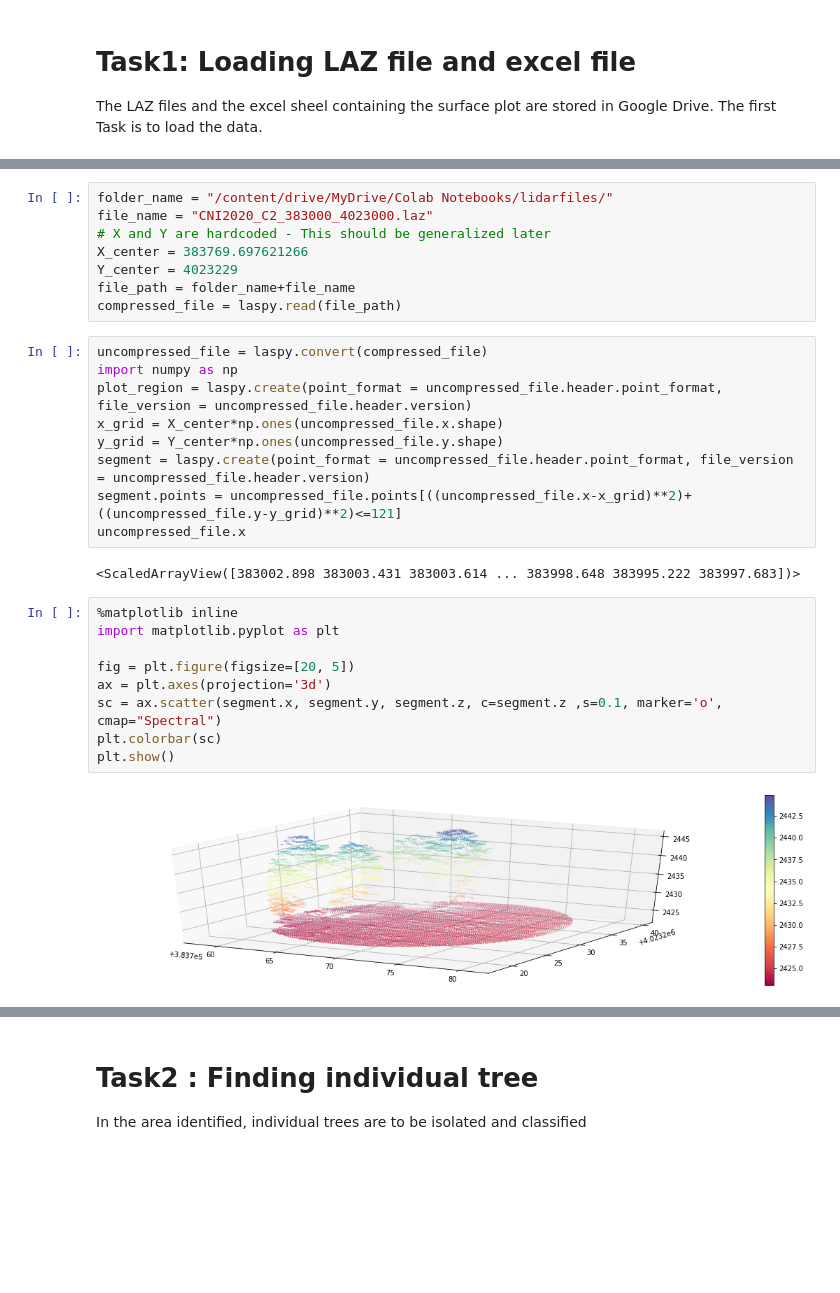
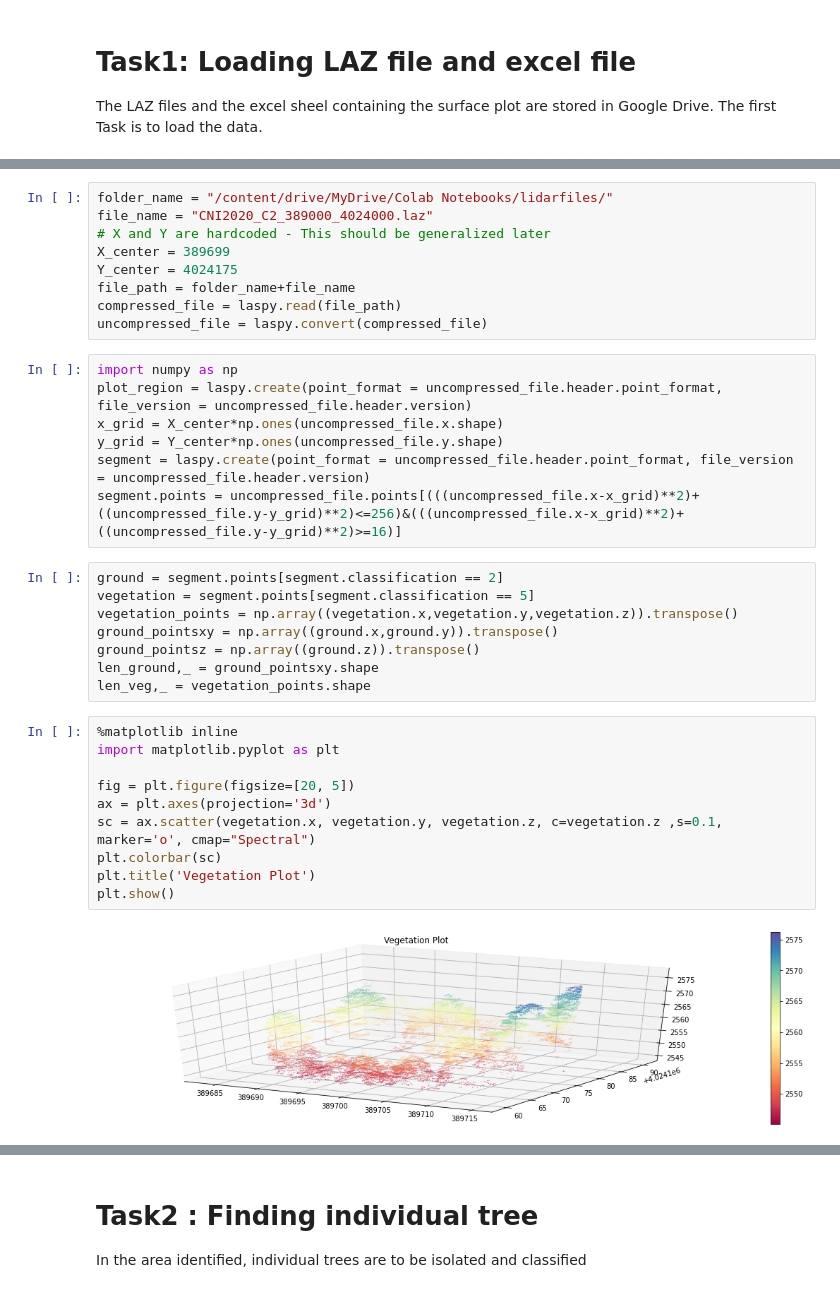
Before and after one commit to Ramprabu95/AI_based_image_compression, a Jupyter notebook: canopy_fuel_data_generation.ipynb, the cells around one changed output, grey strips where cells are left out. Cells and saved outputs as stored; diff of their text form; blank space fills up the shorter version.

```diff
--- a/canopy_fuel_data_generation.ipynb
+++ b/canopy_fuel_data_generation.ipynb
@@ -32,31 +21,37 @@ drive.mount('/content/drive')
 Mounted at /content/drive
 # %%
 folder_name = "/content/drive/MyDrive/Colab Notebooks/lidarfiles/"
-file_name = "CNI2020_C2_383000_4023000.laz"
+file_name = "CNI2020_C2_389000_4024000.laz"
 # X and Y are hardcoded - This should be generalized later
-X_center = 383769.697621266
-Y_center = 4023229
+X_center = 389699
+Y_center = 4024175
 file_path = folder_name+file_name
 compressed_file = laspy.read(file_path)
+uncompressed_file = laspy.convert(compressed_file)
 # %%
-uncompressed_file = laspy.convert(compressed_file)
 import numpy as np
 plot_region = laspy.create(point_format = uncompressed_file.header.point_format, file_version = uncompressed_file.header.version)
 x_grid = X_center*np.ones(uncompressed_file.x.shape)
 y_grid = Y_center*np.ones(uncompressed_file.y.shape)
 segment = laspy.create(point_format = uncompressed_file.header.point_format, file_version = uncompressed_file.header.version)
-segment.points = uncompressed_file.points[((uncompressed_file.x-x_grid)**2)+((uncompressed_file.y-y_grid)**2)<=121]
-uncompressed_file.x
+segment.points = uncompressed_file.points[(((uncompressed_file.x-x_grid)**2)+((uncompressed_file.y-y_grid)**2)<=256)&(((uncompressed_file.x-x_grid)**2)+((uncompressed_file.y-y_grid)**2)>=16)]
-# %% [output]
-<ScaledArrayView([383002.898 383003.431 383003.614 ... 383998.648 383995.222 383997.683])>
+# %%
+ground = segment.points[segment.classification == 2]
+vegetation = segment.points[segment.classification == 5]
+vegetation_points = np.array((vegetation.x,vegetation.y,vegetation.z)).transpose()
+ground_pointsxy = np.array((ground.x,ground.y)).transpose()
+ground_pointsz = np.array((ground.z)).transpose()
+len_ground,_ = ground_pointsxy.shape
+len_veg,_ = vegetation_points.shape
 # %%
 %matplotlib inline
 import matplotlib.pyplot as plt
 
 fig = plt.figure(figsize=[20, 5])
 ax = plt.axes(projection='3d')
-sc = ax.scatter(segment.x, segment.y, segment.z, c=segment.z ,s=0.1, marker='o', cmap="Spectral")
+sc = ax.scatter(vegetation.x, vegetation.y, vegetation.z, c=vegetation.z ,s=0.1, marker='o', cmap="Spectral")
 plt.colorbar(sc)
+plt.title('Vegetation Plot')
 plt.show()
 # %% [output]
-[figure, old version]
+[figure, new version]
```
Also changed, not shown: parts of 14 cells of this notebook.
